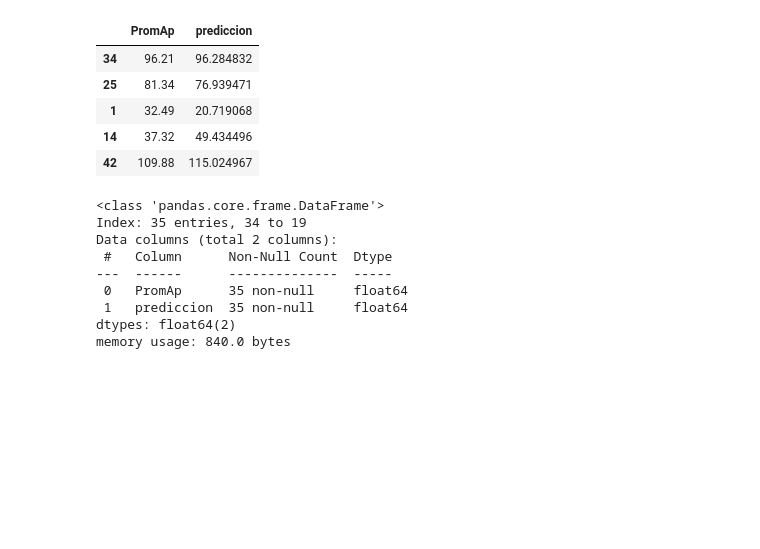
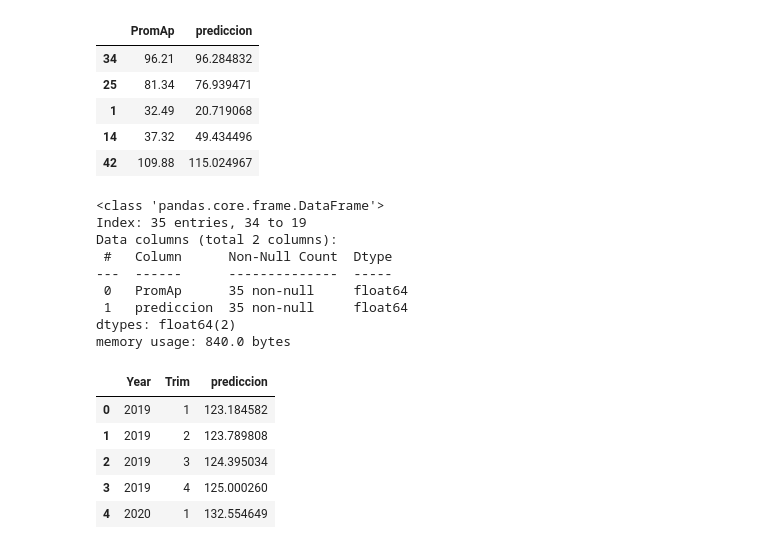
Before and after one commit to DarkinMC/Modelos-Predictivos-Acciones-Disney, a Jupyter notebook: modelo.ipynb, the cells around one changed output. Drawn from its saved outputs; the diff is of its cells as text; code cells hidden in the pictures; blank space fills up the shorter version.

```diff
--- a/modelo.ipynb
+++ b/modelo.ipynb
@@ -737,3 +737,17 @@ df_predicciones.to_csv('outtrain.csv')
 url = ("Data/añosapredecir.csv"
 )
 pre = pd.read_csv(url, sep=";")
+# %%
+predicciones2 = pipe.predict(pre)
+# %%
+df_prediccionesf = pd.DataFrame({'prediccion' : predicciones2})
+orig=pd.DataFrame(pre)
+out=pd.concat([orig,df_prediccionesf],axis=1)
+out.head()
+# %% [output]
+|  | Year | Trim | prediccion |
+| 0 | 2019 | 1 | 123.184582 |
+| 1 | 2019 | 2 | 123.789808 |
+| 2 | 2019 | 3 | 124.395034 |
+| 3 | 2019 | 4 | 125.000260 |
+| 4 | 2020 | 1 | 132.554649 |
```
Also changed, not shown: parts of 3 cells of this notebook, 1 other file.
